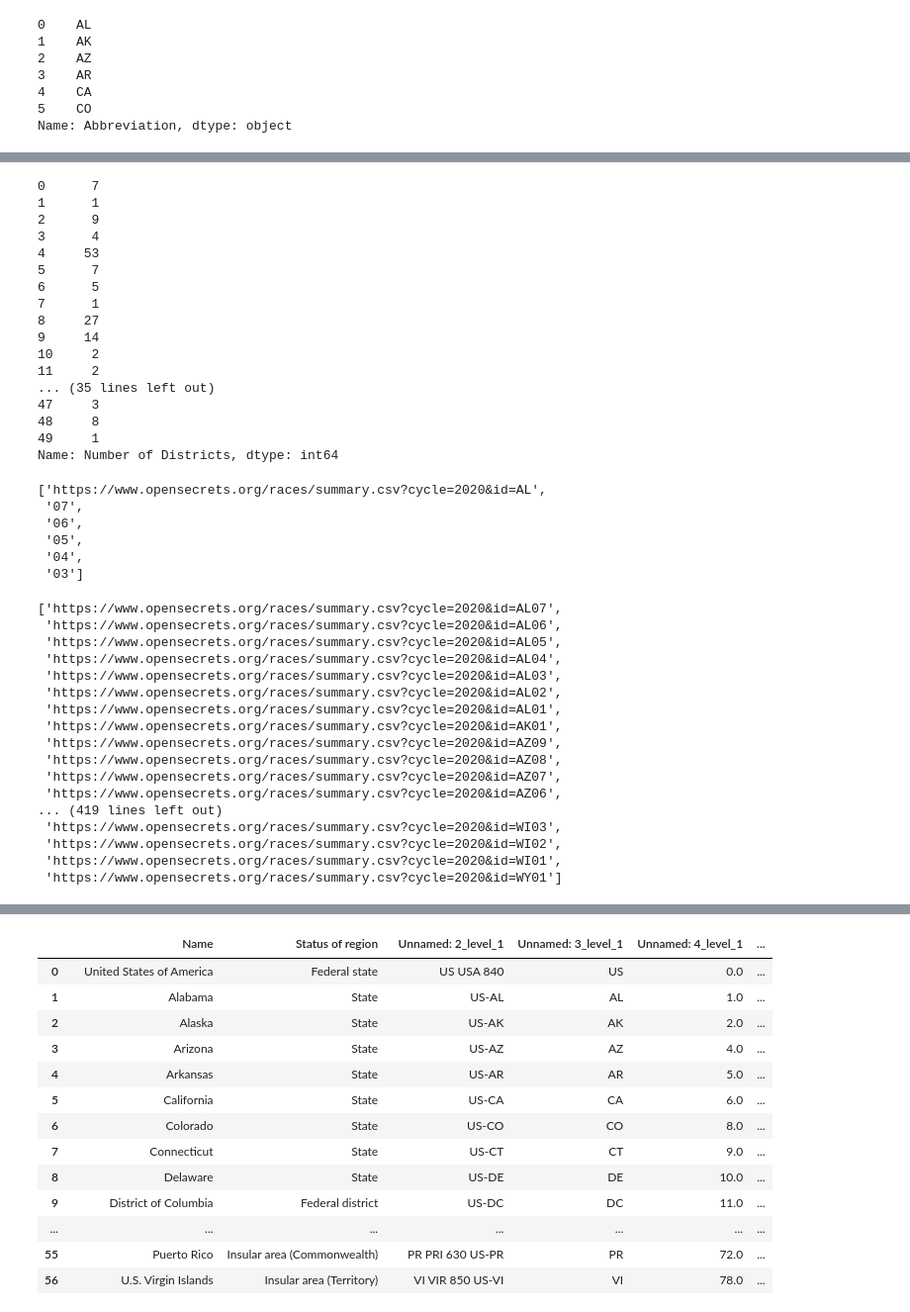
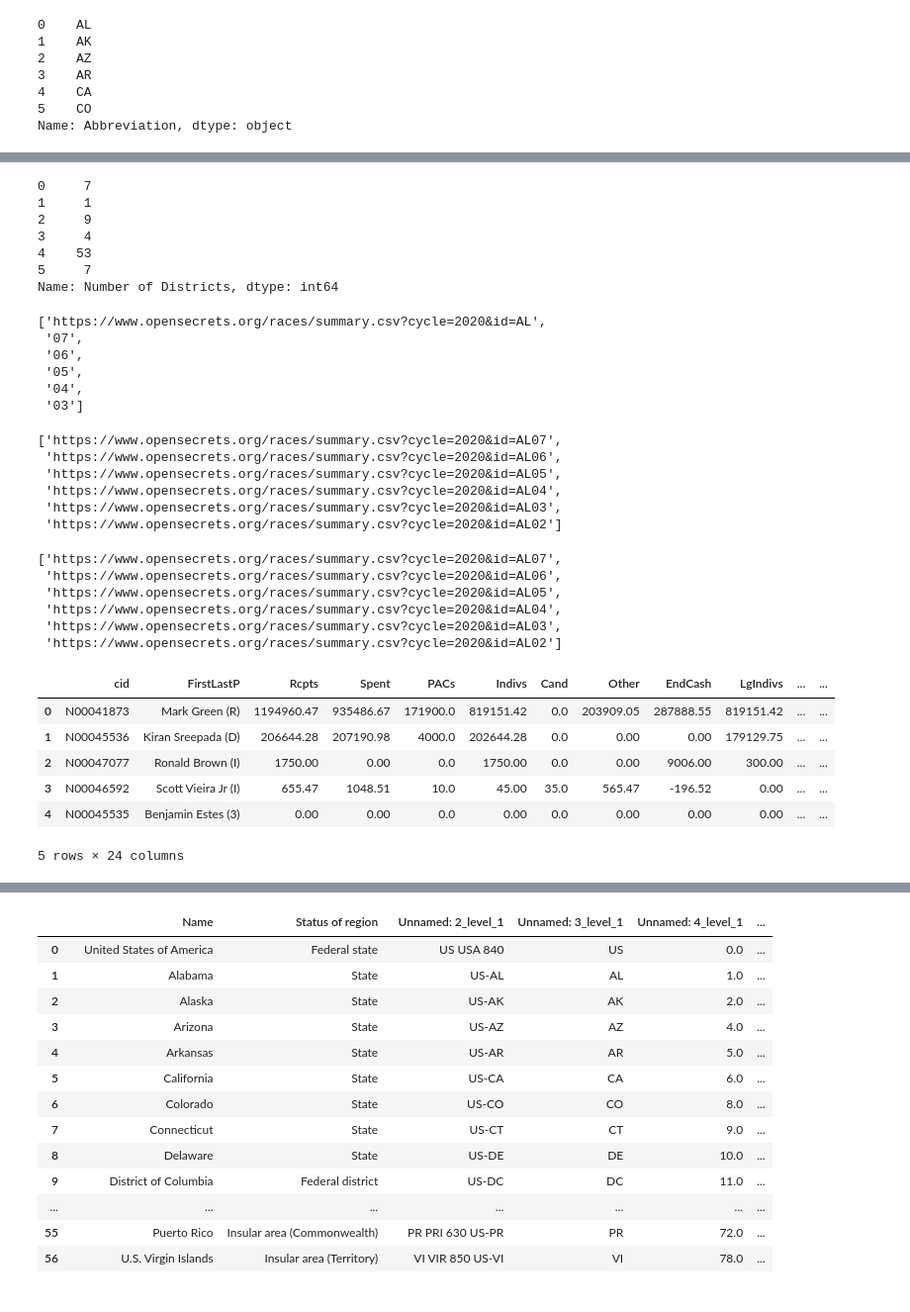
Before and after one commit to nss-data-science-cohort-8/open-secrets-reeses, a Jupyter notebook: notebook/cat_gomez_og.ipynb, the cells around one changed output, grey strips where cells are left out. Shown at 99% size. Cells and saved outputs as stored; diff of their text form; code cells hidden in the pictures.

```diff
--- a/notebook/cat_gomez_og.ipynb
+++ b/notebook/cat_gomez_og.ipynb
@@ -212,22 +198,12 @@ st_rep_df_merged_drop
 # %%
-dist_num
+dist_num[:6]
 # %% [output]
-0      7
-1      1
-2      9
-3      4
-4     53
-5      7
-6      5
-7      1
-8     27
-9     14
-10     2
-11     2
-... (35 lines left out)
-47     3
-48     8
-49     1
+0     7
+1     1
+2     9
+3     4
+4    53
+5     7
 Name: Number of Districts, dtype: int64
 # %%
 urls_st = []
@@ -249,44 +225,49 @@ urls_st[:6]
 # %%
 urls_st_dist = []
 dist_num_container = []
-#def add_to_url_begin(st_abbr):
 
 for i in range(0, len(st_abbr)):
     for d in range(dist_num[i], 0, -1):
         urls_st_dist.append(open_secrets_csv_url_base + st_abbr[i] + str(d).zfill(2))
 
-urls_st_dist
+urls_st_dist[:6]
 # %% [output]
 ['https://www.opensecrets.org/races/summary.csv?cycle=2020&id=AL07',
  'https://www.opensecrets.org/races/summary.csv?cycle=2020&id=AL06',
  'https://www.opensecrets.org/races/summary.csv?cycle=2020&id=AL05',
  'https://www.opensecrets.org/races/summary.csv?cycle=2020&id=AL04',
  'https://www.opensecrets.org/races/summary.csv?cycle=2020&id=AL03',
- 'https://www.opensecrets.org/races/summary.csv?cycle=2020&id=AL02',
- 'https://www.opensecrets.org/races/summary.csv?cycle=2020&id=AL01',
- 'https://www.opensecrets.org/races/summary.csv?cycle=2020&id=AK01',
- 'https://www.opensecrets.org/races/summary.csv?cycle=2020&id=AZ09',
- 'https://www.opensecrets.org/races/summary.csv?cycle=2020&id=AZ08',
- 'https://www.opensecrets.org/races/summary.csv?cycle=2020&id=AZ07',
- 'https://www.opensecrets.org/races/summary.csv?cycle=2020&id=AZ06',
-... (419 lines left out)
- 'https://www.opensecrets.org/races/summary.csv?cycle=2020&id=WI03',
- 'https://www.opensecrets.org/races/summary.csv?cycle=2020&id=WI02',
- 'https://www.opensecrets.org/races/summary.csv?cycle=2020&id=WI01',
- 'https://www.opensecrets.org/races/summary.csv?cycle=2020&id=WY01']
+ 'https://www.opensecrets.org/races/summary.csv?cycle=2020&id=AL02']
+# %%
+urls_st_dist[:6]
+# %% [output]
+['https://www.opensecrets.org/races/summary.csv?cycle=2020&id=AL07',
+ 'https://www.opensecrets.org/races/summary.csv?cycle=2020&id=AL06',
+ 'https://www.opensecrets.org/races/summary.csv?cycle=2020&id=AL05',
+ 'https://www.opensecrets.org/races/summary.csv?cycle=2020&id=AL04',
+ 'https://www.opensecrets.org/races/summary.csv?cycle=2020&id=AL03',
+ 'https://www.opensecrets.org/races/summary.csv?cycle=2020&id=AL02']
 # %%
-#for i in range(0, len(urls_st_dist)):
-#    #requests.get()
-#    from requests.exceptions import ConnectionError
-#    try:
-#       r = requests.get(urls_st_dist[i], timeout=5)
-#    except ConnectionError as e:    # This is the correct syntax
-#       print(e)
-#    r = "No response"
-#    data = response.content.decode('utf8')
-#    df = pd.read_csv(io.StringIO(data))
+for i in range(0, len(urls_st_dist)):
+    #requests.get()
+    from requests.exceptions import ConnectionError
+    try:
+       r = requests.get(urls_st_dist[i], timeout=5)
+    except ConnectionError as e:    # This is the correct syntax
+       print(e)
+    r = "No response"
+    data = response.content.decode('utf8')
+    df = pd.read_csv(io.StringIO(data))
 
-#df
+df
+# %% [output]
+|  | cid | FirstLastP | Rcpts | Spent | PACs | Indivs | Cand | Other | EndCash | LgIndivs | ... | ... |
+| 0 | N00041873 | Mark Green (R) | 1194960.47 | 935486.67 | 171900.0 | 819151.42 | 0.0 | 203909.05 | 287888.55 | 819151.42 | ... | ... |
+| 1 | N00045536 | Kiran Sreepada (D) | 206644.28 | 207190.98 | 4000.0 | 202644.28 | 0.0 | 0.00 | 0.00 | 179129.75 | ... | ... |
+| 2 | N00047077 | Ronald Brown (I) | 1750.00 | 0.00 | 0.0 | 1750.00 | 0.0 | 0.00 | 9006.00 | 300.00 | ... | ... |
+| 3 | N00046592 | Scott Vieira Jr (I) | 655.47 | 1048.51 | 10.0 | 45.00 | 35.0 | 565.47 | -196.52 | 0.00 | ... | ... |
+| 4 | N00045535 | Benjamin Estes (3) | 0.00 | 0.00 | 0.0 | 0.00 | 0.0 | 0.00 | 0.00 | 0.00 | ... | ... |
+5 rows × 24 columns
 # %%
 #for i in range(0, len(urls_st_dist)):
 #    try:
```
Also changed, not shown: parts of 6 cells of this notebook, 1 other file.
